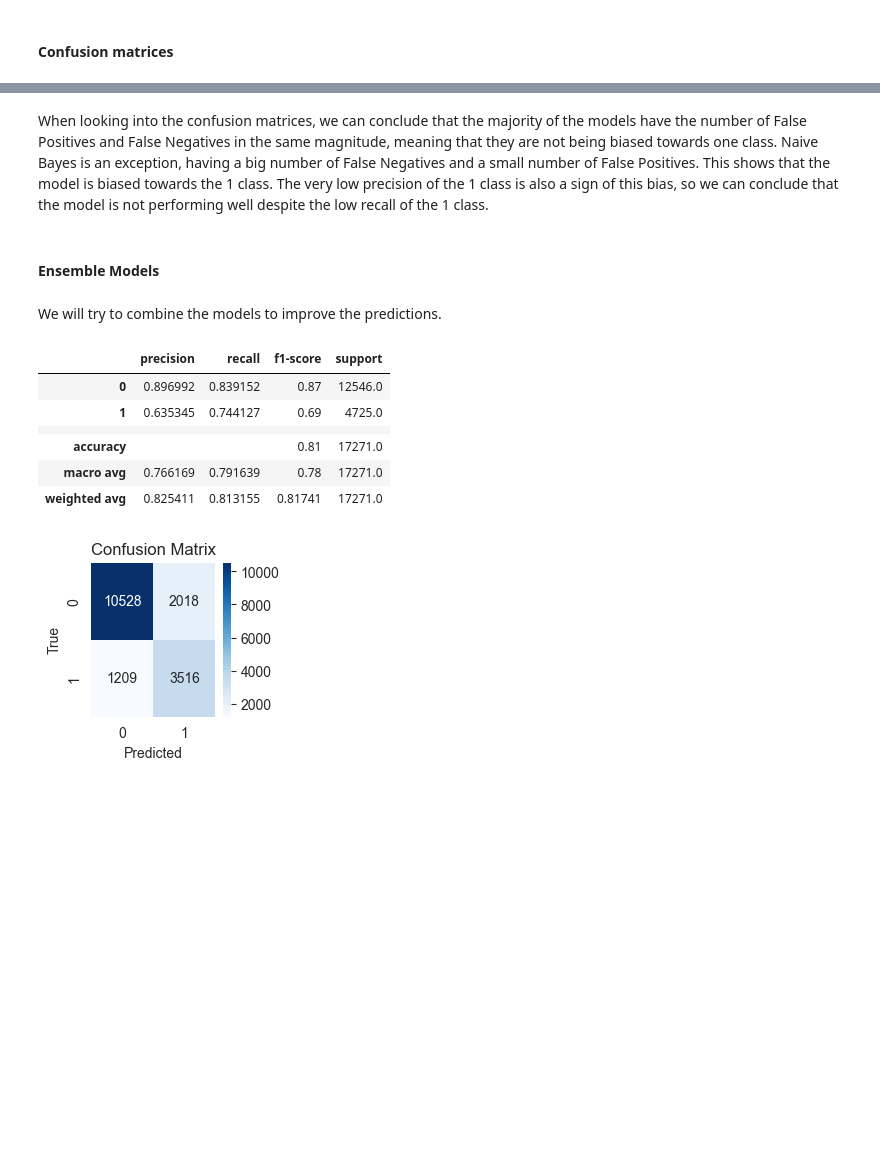
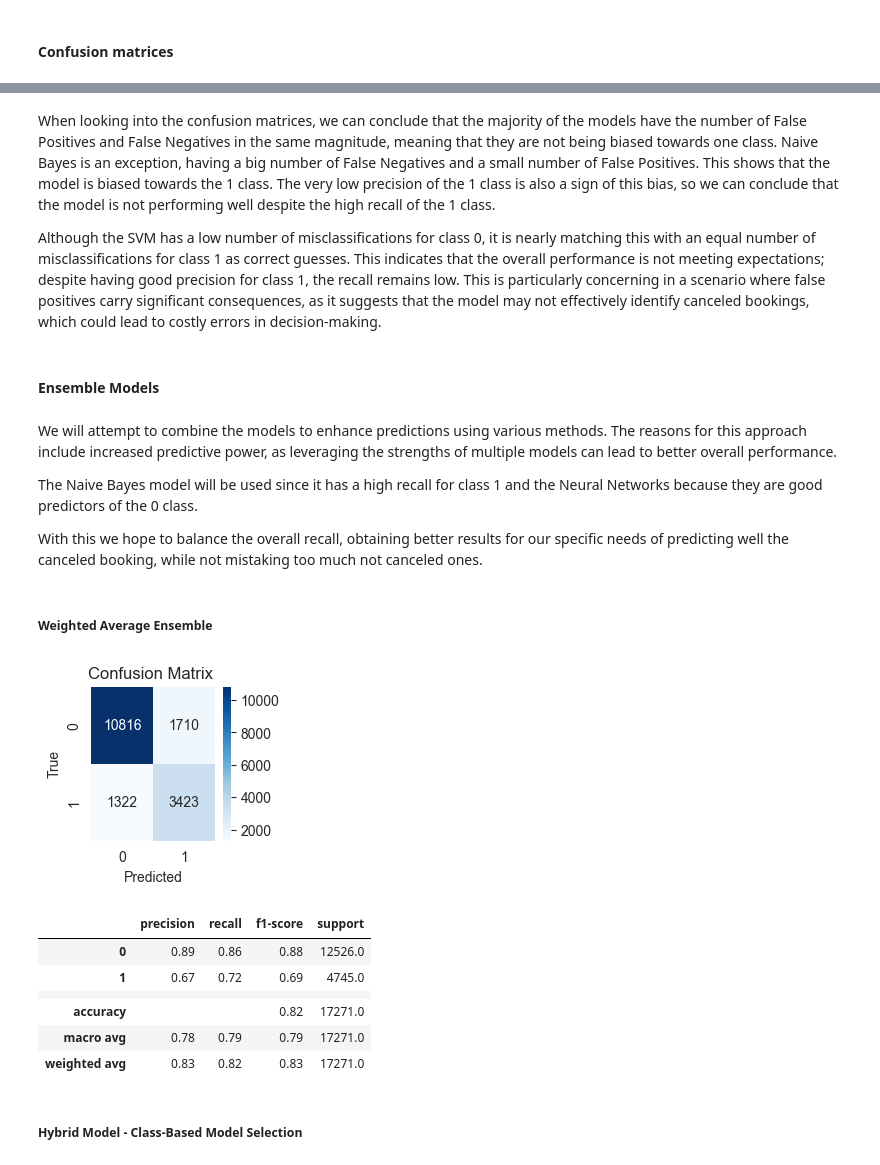
Before and after one commit to beatrizmsa/booking-cancellation-predictor, a Jupyter notebook: notebook.ipynb, the cells around one changed output, grey strips where cells are left out. Cells and saved outputs as stored; diff of their text form; code cells hidden in the pictures; blank space fills up the shorter version.

Commit message:
Second and third approach

```diff
--- a/notebook.ipynb
+++ b/notebook.ipynb
@@ -306,4 +243,7 @@ for col in data.select_dtypes(include='object').columns:
     data_encoded[col] = label_encoder.fit_transform(data[col])
 
 data_dummies = pd.get_dummies(data, columns=data.select_dtypes(include='object').columns)
+dummy_columns = data_dummies.columns.difference(data.columns)
+non_dummy_columns = data_dummies.columns.difference(dummy_columns)
+non_dummy_columns = non_dummy_columns.drop('is_canceled')
 # %% [markdown]
@@ -334,6 +275,9 @@ scaler = StandardScaler()
 X_train_encoded_scaled = scaler.fit_transform(X_train_encoded)
 X_test_encoded_scaled = scaler.transform(X_test_encoded)
 
-X_train_dummies_scaled = scaler.fit_transform(X_train_dummies)
-X_test_dummies_scaled = scaler.transform(X_test_dummies)
+# Not scaling the dummy columns since they are already normalized
+X_train_dummies_scaled = X_train_dummies.copy()
+X_test_dummies_scaled = X_test_dummies.copy()
+X_train_dummies_scaled[non_dummy_columns] = scaler.fit_transform(X_train_dummies[non_dummy_columns])
+X_test_dummies_scaled[non_dummy_columns] = scaler.transform(X_test_dummies[non_dummy_columns])
 # %% [markdown]
@@ -351,8 +294,8 @@ Since we are dealing with a classification problem, we will be using the followi
 
 KNN = KNeighborsClassifier()
 KNN_dummies = KNeighborsClassifier()
-DT = DecisionTreeClassifier()
-DT_dummies = DecisionTreeClassifier()
+DT = DecisionTreeClassifier(max_depth=25)  # including max_depth parameter to avoid overfitting
+DT_dummies = DecisionTreeClassifier(max_depth=25)  # including max_depth parameter to avoid overfitting
 NN = MLPClassifier()
 NN_dummies = MLPClassifier()
 NB = GaussianNB()
@@ -503,17 +435,5 @@ We will look into the possibility of combining some of the models to improve the
 # %% [markdown]
 #### Confusion matrices
-# %%
-def plot_confusion_matrix(y_true, y_pred, suffix=''):
-    title='Confusion Matrix '
-    cm = confusion_matrix(y_true, y_pred)
-
-    plt.figure(figsize=(2, 2))
-    sns.heatmap(cm, annot=True, fmt='d', cmap='Blues')
-
-    plt.title(title+suffix)
-    plt.xlabel('Predicted')
-    plt.ylabel('True')
-    plt.show()
 # %%
 # Plot the Confusion Matrices of the models
 
@@ -530,31 +450,39 @@ plot_confusion_matrix(y_test_encoded, y_pred_SVM, suffix='SVM')
 [figure]
 # %% [markdown]
 When looking into the confusion matrices, we can conclude that the majority of the models have the number of False Positives and False Negatives in the same magnitude, meaning that they are not being biased towards one class.
-Naive Bayes is an exception, having a big number of False Negatives and a small number of False Positives. This shows that the model is biased towards the 1 class. The very low precision of the 1 class is also a sign of this bias, so we can conclude that the model is not performing well despite the low recall of the 1 class.
+Naive Bayes is an exception, having a big number of False Negatives and a small number of False Positives. This shows that the model is biased towards the 1 class. The very low precision of the 1 class is also a sign of this bias, so we can conclude that the model is not performing well despite the high recall of the 1 class.
+
+Although the SVM has a low number of misclassifications for class 0, it is nearly matching this with an equal number of misclassifications for class 1 as correct guesses. This indicates that the overall performance is not meeting expectations; despite having good precision for class 1, the recall remains low. This is particularly concerning in a scenario where false positives carry significant consequences, as it suggests that the model may not effectively identify canceled bookings, which could lead to costly errors in decision-making.
 # %% [markdown]
 #### Ensemble Models
 # %% [markdown]
-We will try to combine the models to improve the predictions.
+We will attempt to combine the models to enhance predictions using various methods. The reasons for this approach include increased predictive power, as leveraging the strengths of multiple models can lead to better overall performance.
+
+The Naive Bayes model will be used since it has a high recall for class 1 and the Neural Networks because they are good predictors of the 0 class.
+
+With this we hope to balance the overall recall, obtaining better results for our specific needs of predicting well the canceled booking, while not mistaking too much not canceled ones.
+# %% [markdown]
+#####  Weighted Average Ensemble
 # %%
-# Weighted Average Ensemble
+# This is the best combination of weights we could achieve
 
-weight_1 = 0.7
-weight_2 = 0.3
-y_pred_proba = weight_1 * NN.predict_proba(X_test_encoded_scaled) + weight_2 * NB_dummies.predict_proba(X_test_dummies)
-y_pred_WAE = np.argmax(y_pred_proba, axis=1)
-classification_report_print(y_test_encoded, y_pred_WAE)
+y_pred_proba_wae = 0.7 * NN_dummies.predict_proba(X_test_dummies_scaled) + 0.3 * NB_dummies.predict_proba(X_test_dummies)
+y_pred_WAE = np.argmax(y_pred_proba_wae, axis=1)
+
+# Confusion matrix
+plot_confusion_matrix(y_test_dummies, y_pred_WAE)
+
+# Classification Report
+classification_report_print(y_test_dummies, y_pred_WAE)
 # %% [output]
+[figure, added]
 |  | precision | recall | f1-score | support |
-| 0 | 0.896992 | 0.839152 | 0.87 | 12546.0 |
-| 1 | 0.635345 | 0.744127 | 0.69 | 4725.0 |
+| 0 | 0.89 | 0.86 | 0.88 | 12526.0 |
+| 1 | 0.67 | 0.72 | 0.69 | 4745.0 |
 |  |  |  |  |  |
-| accuracy |  |  | 0.81 | 17271.0 |
-| macro avg | 0.766169 | 0.791639 | 0.78 | 17271.0 |
-| weighted avg | 0.825411 | 0.813155 | 0.81741 | 17271.0 |
+| accuracy |  |  | 0.82 | 17271.0 |
+| macro avg | 0.78 | 0.79 | 0.79 | 17271.0 |
+| weighted avg | 0.83 | 0.82 | 0.83 | 17271.0 |
-# %%
-# Confusion matrix of Weighted Average Ensemble
-
-plot_confusion_matrix(y_test_encoded, y_pred_WAE)
-# %% [output]
-[figure, removed]
+# %% [markdown]
+##### Hybrid Model - Class-Based Model Selection
 # %%
```
Also changed, not shown: parts of 136 cells of this notebook, 2 other files.
